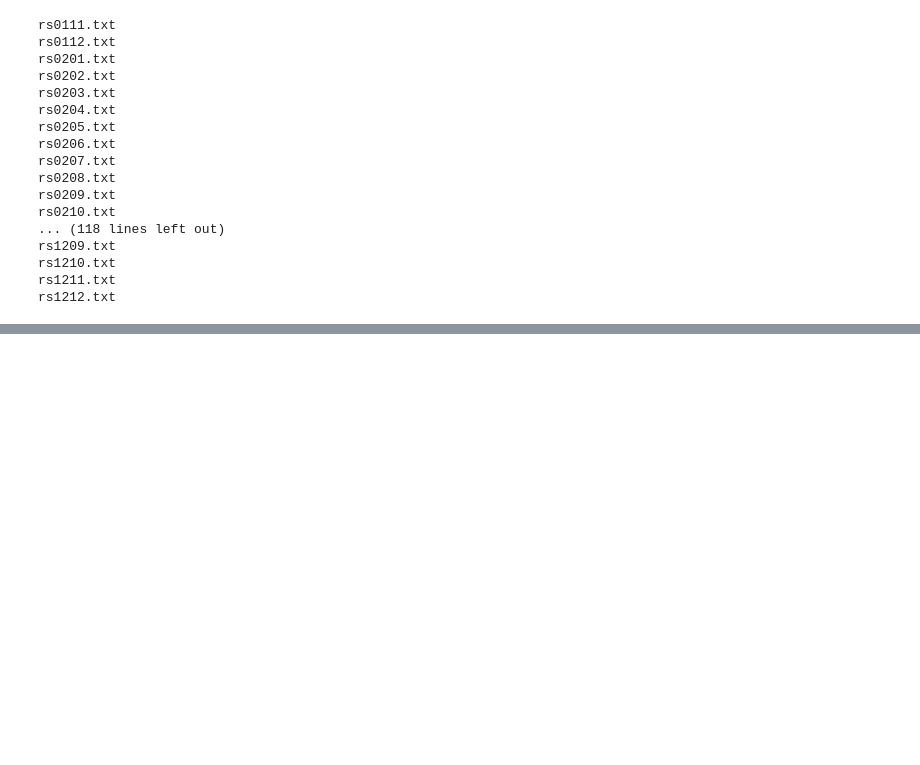
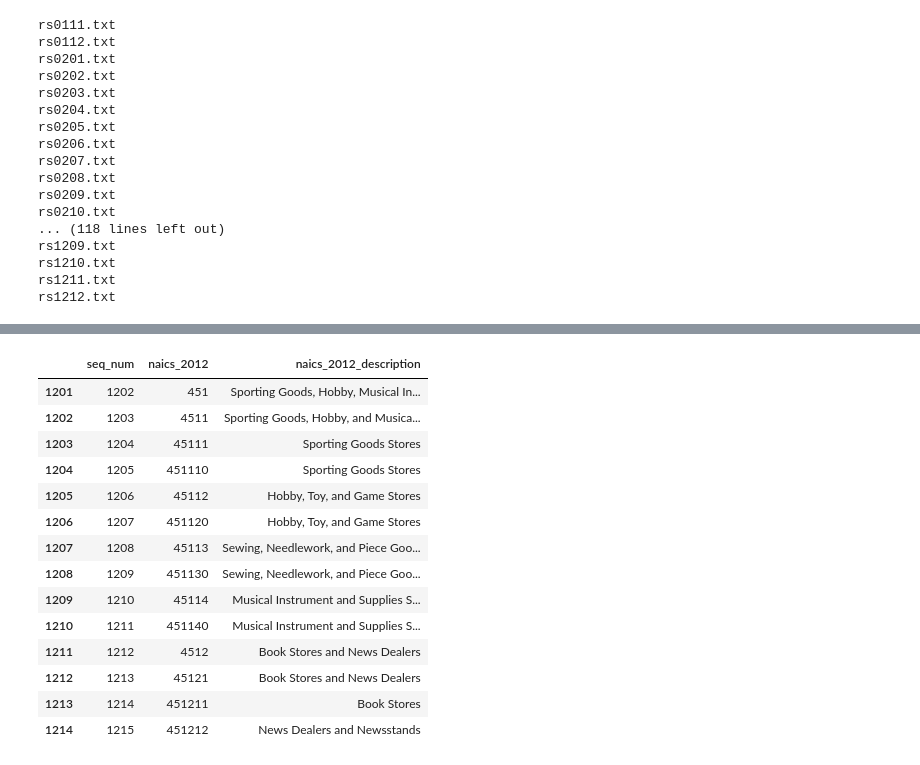
Before and after one commit to numberydan/census_data_helpers, a Jupyter notebook: retail_sales/retail_sales_services.ipynb, the cells around one changed output, grey strips where cells are left out. Cells and saved outputs as stored; diff of their text form; code cells hidden in the pictures; blank space fills up the shorter version.

```diff
--- a/retail_sales/retail_sales_services.ipynb
+++ b/retail_sales/retail_sales_services.ipynb
@@ -459,0 +508,6 @@ final_all_release.to_csv('../cleaned/retail_sales_services/marts/naics_history.c
+# %%
+naics_2012=pd.read_excel('../raw/naics_sic/naics/2-digit_2012_Codes.xls',skiprows=[1],
+                        converters={'2012 NAICS US Code':str})
+naics_2012.columns=['seq_num','naics_2012','naics_2012_description']
+# %%
+naics_2012['naics_2012']=naics_2012['naics_2012'].astype(str)
@@ -459,0 +516,18 @@ final_all_release.to_csv('../cleaned/retail_sales_services/marts/naics_history.c
+# %%
+naics_2012[naics_2012['naics_2012'].str.contains('^451')]
+# %% [output]
+|  | seq_num | naics_2012 | naics_2012_description |
+| 1201 | 1202 | 451 | Sporting Goods, Hobby, Musical In... |
+| 1202 | 1203 | 4511 | Sporting Goods, Hobby, and Musica... |
+| 1203 | 1204 | 45111 | Sporting Goods Stores |
+| 1204 | 1205 | 451110 | Sporting Goods Stores |
+| 1205 | 1206 | 45112 | Hobby, Toy, and Game Stores |
+| 1206 | 1207 | 451120 | Hobby, Toy, and Game Stores |
+| 1207 | 1208 | 45113 | Sewing, Needlework, and Piece Goo... |
+| 1208 | 1209 | 451130 | Sewing, Needlework, and Piece Goo... |
+| 1209 | 1210 | 45114 | Musical Instrument and Supplies S... |
+| 1210 | 1211 | 451140 | Musical Instrument and Supplies S... |
+| 1211 | 1212 | 4512 | Book Stores and News Dealers |
+| 1212 | 1213 | 45121 | Book Stores and News Dealers |
+| 1213 | 1214 | 451211 | Book Stores |
+| 1214 | 1215 | 451212 | News Dealers and Newsstands |
```
Also changed, not shown: parts of 19 cells of this notebook, 1 other file.
